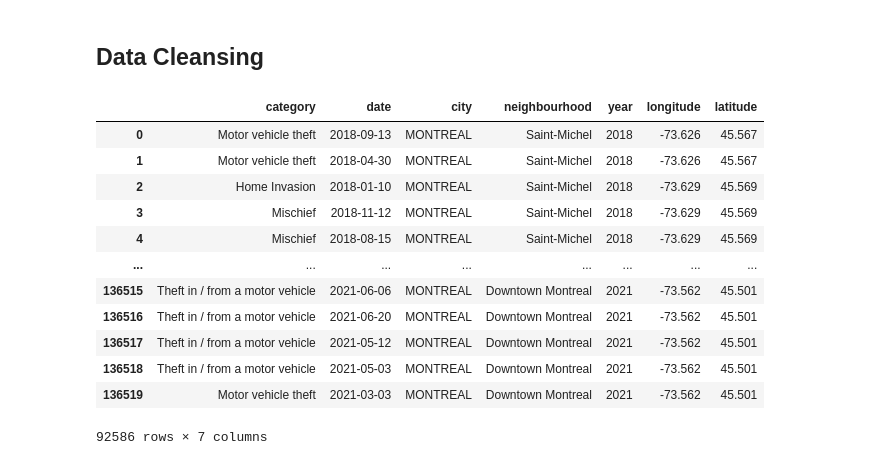
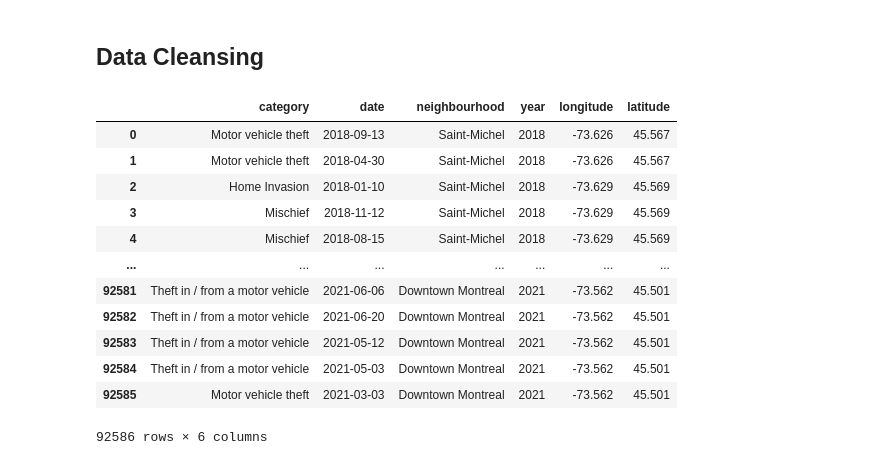
Before and after one commit to escortKwon/IndividualProjects_for_Portfolio, a Jupyter notebook: 05. Montreal Crime Prediction/MontrealCrimeEDA.ipynb, the cells around one changed output. Cells and saved outputs as stored; diff of their text form; code cells hidden in the pictures.

```diff
--- a/05. Montreal Crime Prediction/MontrealCrimeEDA.ipynb
+++ b/05. Montreal Crime Prediction/MontrealCrimeEDA.ipynb
@@ -235,22 +235,23 @@ for i, label in labels:
 # %% [markdown]
 ## Data Cleansing
 # %%
-# The proportion of unique values of city is too low as about 0%
+# The proportion of unique values of city is too low as about 0%.
 # Therefore, we can drop that feature.
 # Drop unnecessary features
-crimes.drop(['Unnamed: 0', 'postal_code', 'count'], axis=1, inplace=True)
+crimes.drop(['Unnamed: 0', 'postal_code', 'count', 'city'], axis=1, inplace=True)
+crimes.reset_index(drop=True, inplace=True)
 crimes
 # %% [output]
-|  | category | date | city | neighbourhood | year | longitude | latitude |
-| 0 | Motor vehicle theft | 2018-09-13 | MONTREAL | Saint-Michel | 2018 | -73.626 | 45.567 |
-| 1 | Motor vehicle theft | 2018-04-30 | MONTREAL | Saint-Michel | 2018 | -73.626 | 45.567 |
-| 2 | Home Invasion | 2018-01-10 | MONTREAL | Saint-Michel | 2018 | -73.629 | 45.569 |
-| 3 | Mischief | 2018-11-12 | MONTREAL | Saint-Michel | 2018 | -73.629 | 45.569 |
-| 4 | Mischief | 2018-08-15 | MONTREAL | Saint-Michel | 2018 | -73.629 | 45.569 |
-| ... | ... | ... | ... | ... | ... | ... | ... |
-| 136515 | Theft in / from a motor vehicle | 2021-06-06 | MONTREAL | Downtown Montreal | 2021 | -73.562 | 45.501 |
-| 136516 | Theft in / from a motor vehicle | 2021-06-20 | MONTREAL | Downtown Montreal | 2021 | -73.562 | 45.501 |
-| 136517 | Theft in / from a motor vehicle | 2021-05-12 | MONTREAL | Downtown Montreal | 2021 | -73.562 | 45.501 |
-| 136518 | Theft in / from a motor vehicle | 2021-05-03 | MONTREAL | Downtown Montreal | 2021 | -73.562 | 45.501 |
-| 136519 | Motor vehicle theft | 2021-03-03 | MONTREAL | Downtown Montreal | 2021 | -73.562 | 45.501 |
+|  | category | date | neighbourhood | year | longitude | latitude |
+| 0 | Motor vehicle theft | 2018-09-13 | Saint-Michel | 2018 | -73.626 | 45.567 |
+| 1 | Motor vehicle theft | 2018-04-30 | Saint-Michel | 2018 | -73.626 | 45.567 |
+| 2 | Home Invasion | 2018-01-10 | Saint-Michel | 2018 | -73.629 | 45.569 |
+| 3 | Mischief | 2018-11-12 | Saint-Michel | 2018 | -73.629 | 45.569 |
+| 4 | Mischief | 2018-08-15 | Saint-Michel | 2018 | -73.629 | 45.569 |
+| ... | ... | ... | ... | ... | ... | ... |
+| 92581 | Theft in / from a motor vehicle | 2021-06-06 | Downtown Montreal | 2021 | -73.562 | 45.501 |
+| 92582 | Theft in / from a motor vehicle | 2021-06-20 | Downtown Montreal | 2021 | -73.562 | 45.501 |
+| 92583 | Theft in / from a motor vehicle | 2021-05-12 | Downtown Montreal | 2021 | -73.562 | 45.501 |
+| 92584 | Theft in / from a motor vehicle | 2021-05-03 | Downtown Montreal | 2021 | -73.562 | 45.501 |
+| 92585 | Motor vehicle theft | 2021-03-03 | Downtown Montreal | 2021 | -73.562 | 45.501 |
-92586 rows × 7 columns
+92586 rows × 6 columns
```
Also changed, not shown: parts of 22 cells of this notebook.
